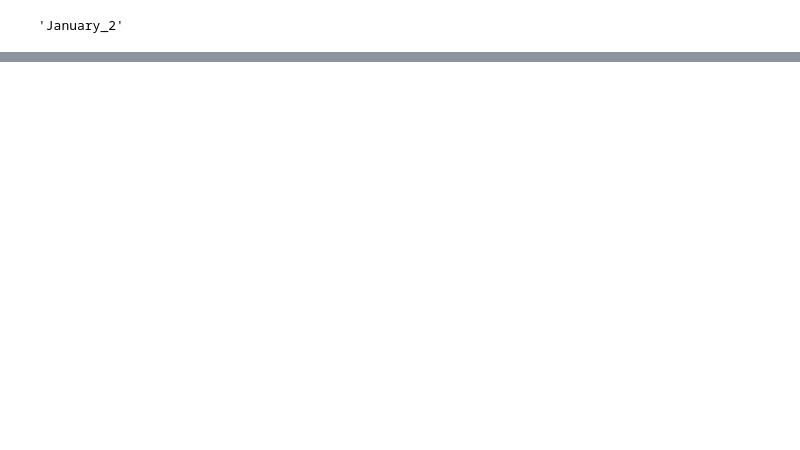
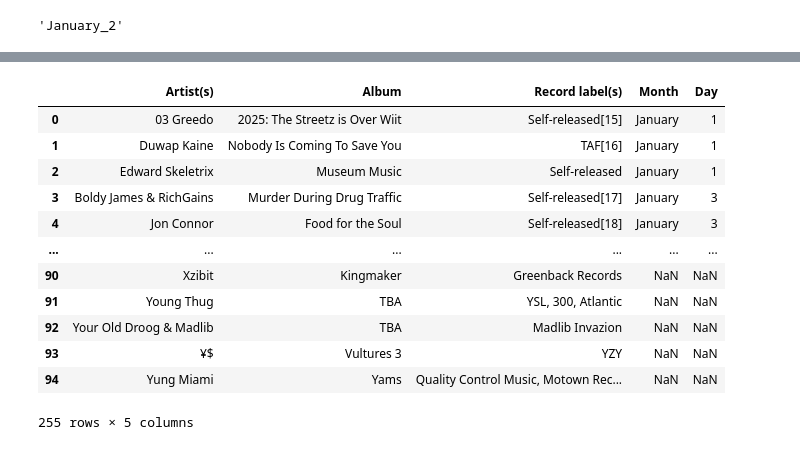
Before and after one commit to anthonydangg/rapmetrics_etl, a Jupyter notebook: src/scrapers/wiki_scrape.ipynb, the cells around one changed output, grey strips where cells are left out. Saved outputs shown, nothing was run; the diff lists cells and outputs as text; code cells hidden in the pictures; blank space fills up the shorter version.

```diff
--- a/src/scrapers/wiki_scrape.ipynb
+++ b/src/scrapers/wiki_scrape.ipynb
@@ -79,0 +77,16 @@ print(albums_release_data.to_string())
+# %%
+albums_release_data
+# %% [output]
+|  | Artist(s) | Album | Record label(s) | Month | Day |
+| 0 | 03 Greedo | 2025: The Streetz is Over Wiit | Self-released[15] | January | 1 |
+| 1 | Duwap Kaine | Nobody Is Coming To Save You | TAF[16] | January | 1 |
+| 2 | Edward Skeletrix | Museum Music | Self-released | January | 1 |
+| 3 | Boldy James & RichGains | Murder During Drug Traffic | Self-released[17] | January | 3 |
+| 4 | Jon Connor | Food for the Soul | Self-released[18] | January | 3 |
+| ... | ... | ... | ... | ... | ... |
+| 90 | Xzibit | Kingmaker | Greenback Records | NaN | NaN |
+| 91 | Young Thug | TBA | YSL, 300, Atlantic | NaN | NaN |
+| 92 | Your Old Droog & Madlib | TBA | Madlib Invazion | NaN | NaN |
+| 93 | ¥$ | Vultures 3 | YZY | NaN | NaN |
+| 94 | Yung Miami | Yams | Quality Control Music, Motown Rec... | NaN | NaN |
+255 rows × 5 columns
```
Also changed, not shown: parts of 9 cells of this notebook, 8 other files.
